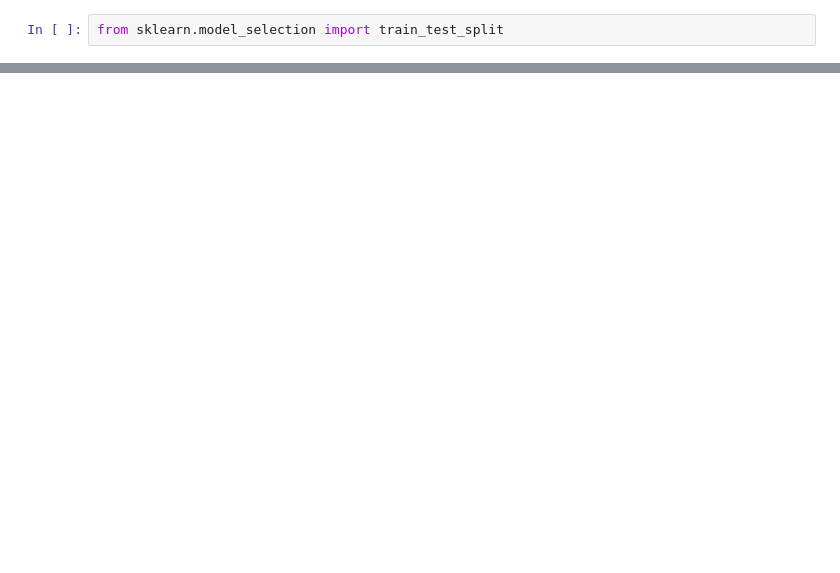
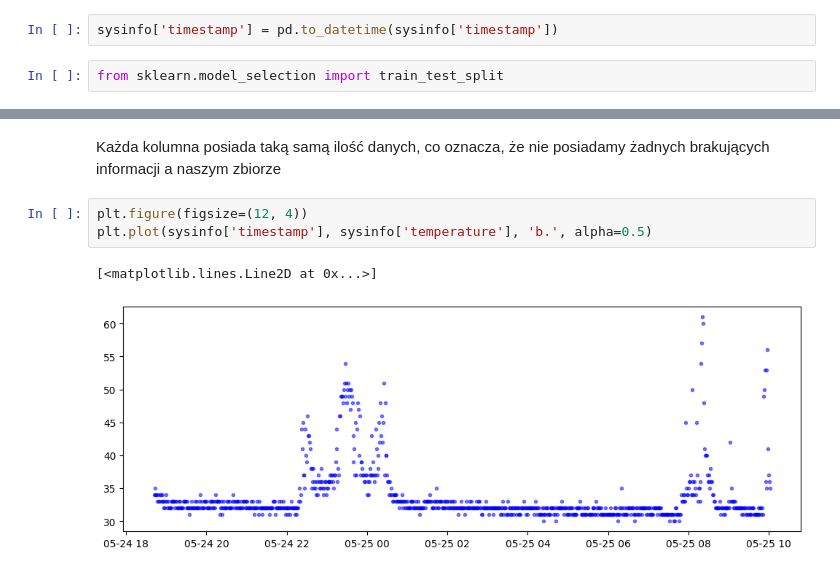
Before and after one commit to wiktorrudzki/MiW, a Jupyter notebook: initial.ipynb, the cells around one changed output, grey strips where cells are left out. Drawn from its saved outputs; the diff is of its cells as text; blank space fills up the shorter version.

Commit message:
add: data visualisation

```diff
--- a/initial.ipynb
+++ b/initial.ipynb
@@ -34,2 +36,4 @@ memory usage: 21.7+ KB
+# %%
+sysinfo['timestamp'] = pd.to_datetime(sysinfo['timestamp'])
 # %%
 from sklearn.model_selection import train_test_split
@@ -37,0 +52,8 @@ X_train, X_test, y_train, y_test = train_test_split(sysinfo, y, test_size=0.3, s
+# %% [markdown]
+Każda kolumna posiada taką samą ilość danych, co oznacza, że nie posiadamy żadnych brakujących informacji a naszym zbiorze
+# %%
+plt.figure(figsize=(12, 4))
+plt.plot(sysinfo['timestamp'], sysinfo['temperature'], 'b.', alpha=0.5)
+# %% [output]
+[<matplotlib.lines.Line2D at 0x...>]
+[figure, added]
```
Also changed, not shown: parts of 3 cells of this notebook.
